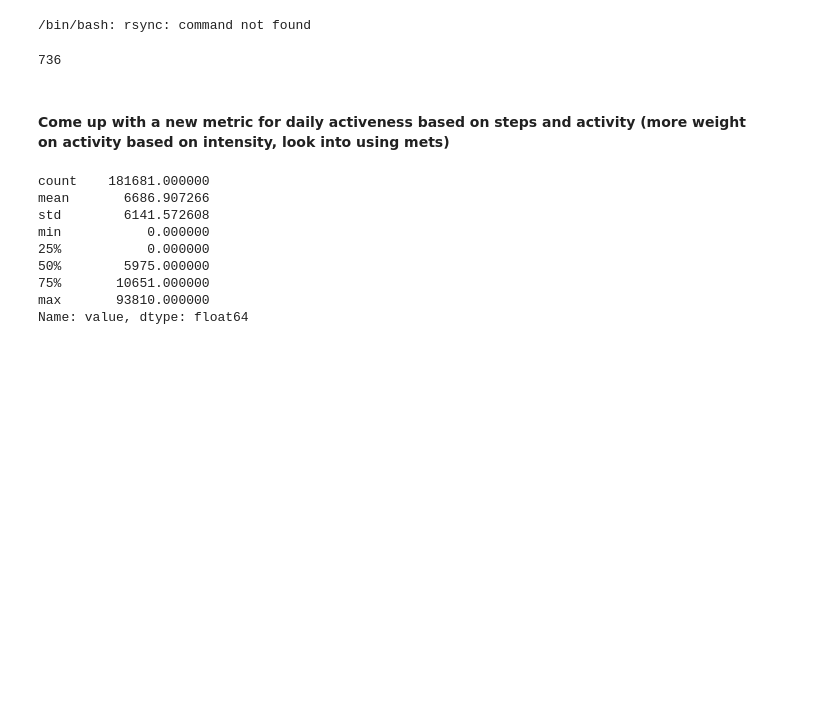
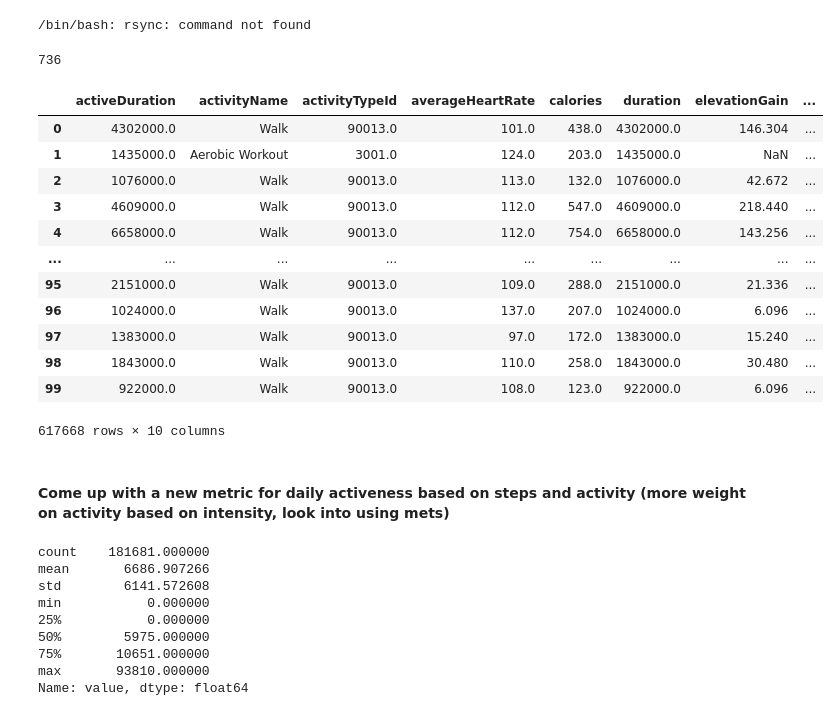
Before and after one commit to yatharthranjan/covid-collab-analysis, a Jupyter notebook: symptom_stratification.ipynb, the cells around one changed output. Saved outputs shown, nothing was run; the diff lists cells and outputs as text; code cells hidden in the pictures; blank space fills up the shorter version.

```diff
--- a/symptom_stratification.ipynb
+++ b/symptom_stratification.ipynb
@@ -1247,6 +1249,22 @@ activities = activities.drop(columns=['caloriesLink', 'activityLevel', 'hasActiv
 len(activities['id'].unique())
 # %% [output]
 736
+# %%
+activities
+# %% [output]
+|  | activeDuration | activityName | activityTypeId | averageHeartRate | calories | duration | elevationGain | ... |
+| 0 | 4302000.0 | Walk | 90013.0 | 101.0 | 438.0 | 4302000.0 | 146.304 | ... |
+| 1 | 1435000.0 | Aerobic Workout | 3001.0 | 124.0 | 203.0 | 1435000.0 | NaN | ... |
+| 2 | 1076000.0 | Walk | 90013.0 | 113.0 | 132.0 | 1076000.0 | 42.672 | ... |
+| 3 | 4609000.0 | Walk | 90013.0 | 112.0 | 547.0 | 4609000.0 | 218.440 | ... |
+| 4 | 6658000.0 | Walk | 90013.0 | 112.0 | 754.0 | 6658000.0 | 143.256 | ... |
+| ... | ... | ... | ... | ... | ... | ... | ... | ... |
+| 95 | 2151000.0 | Walk | 90013.0 | 109.0 | 288.0 | 2151000.0 | 21.336 | ... |
+| 96 | 1024000.0 | Walk | 90013.0 | 137.0 | 207.0 | 1024000.0 | 6.096 | ... |
+| 97 | 1383000.0 | Walk | 90013.0 | 97.0 | 172.0 | 1383000.0 | 15.240 | ... |
+| 98 | 1843000.0 | Walk | 90013.0 | 110.0 | 258.0 | 1843000.0 | 30.480 | ... |
+| 99 | 922000.0 | Walk | 90013.0 | 108.0 | 123.0 | 922000.0 | 6.096 | ... |
+617668 rows × 10 columns
 # %% [markdown]
 #### Come up with a new metric for daily activeness based on steps and activity (more weight on activity based on intensity, look into using mets)
 # %%
```
Also changed, not shown: parts of 24 cells of this notebook.
